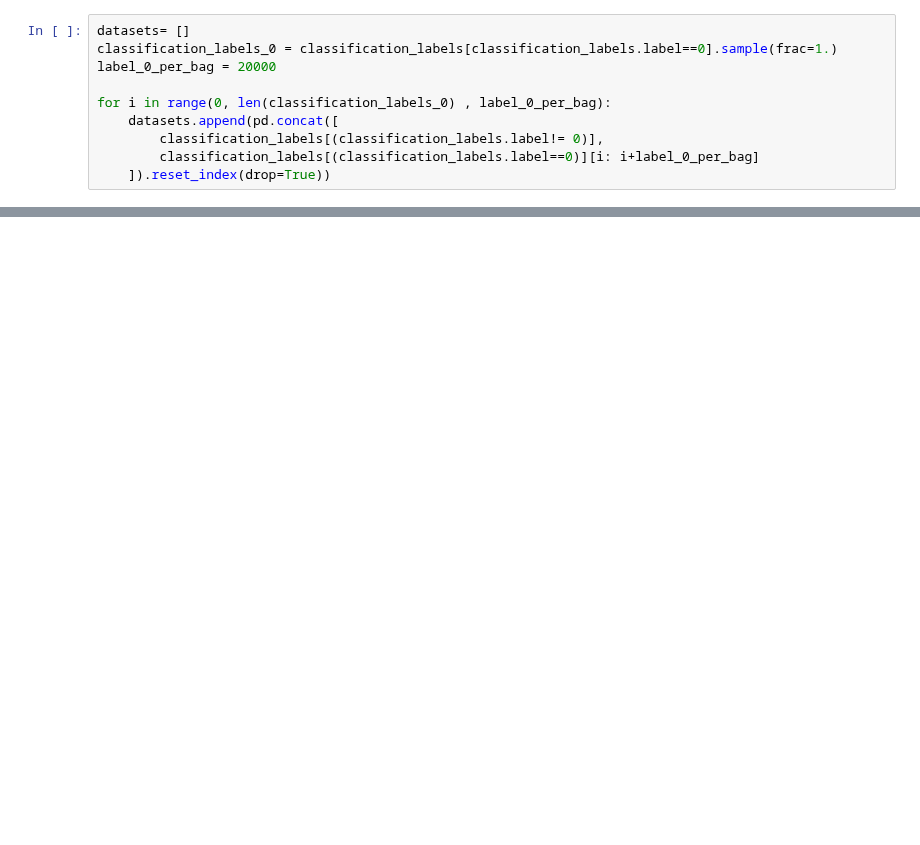
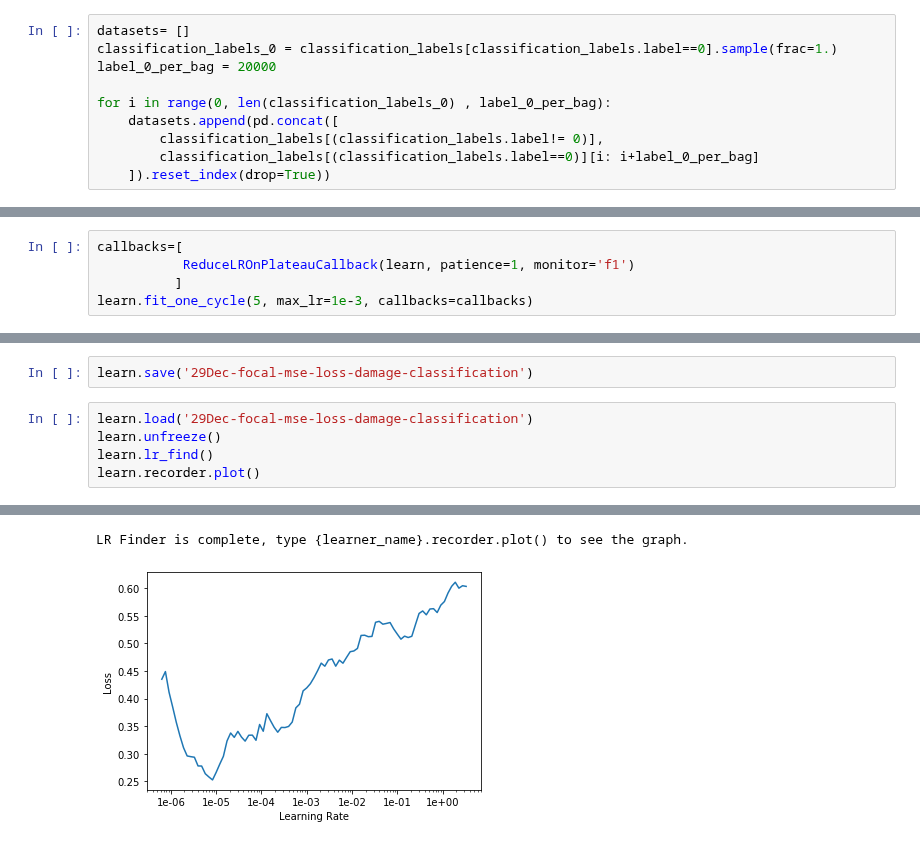
Before and after one commit to wwymak/spacenet-buildings, a Jupyter notebook: xview2/improve classification with bagging.ipynb, the cells around one changed output, grey strips where cells are left out. Drawn from its saved outputs; the diff is of its cells as text; blank space fills up the shorter version.

```diff
--- a/xview2/improve classification with bagging.ipynb
+++ b/xview2/improve classification with bagging.ipynb
@@ -275,0 +370,5 @@ Path: /media/wwymak/Storage/xView2/classification_crops_post
+# %%
+callbacks=[
+           ReduceLROnPlateauCallback(learn, patience=1, monitor='f1')
+          ]
+learn.fit_one_cycle(5, max_lr=1e-3, callbacks=callbacks)
@@ -275,0 +382,8 @@ Path: /media/wwymak/Storage/xView2/classification_crops_post
+# %%
+learn.save('29Dec-focal-mse-loss-damage-classification')
+# %%
+learn.load('29Dec-focal-mse-loss-damage-classification')
+learn.unfreeze()
+learn.lr_find()
+learn.recorder.plot()
+# %% [output]
@@ -275,0 +391,2 @@ Path: /media/wwymak/Storage/xView2/classification_crops_post
+LR Finder is complete, type {learner_name}.recorder.plot() to see the graph.
+[figure, added]
```
Also changed, not shown: parts of 25 cells of this notebook, 1 other file.
